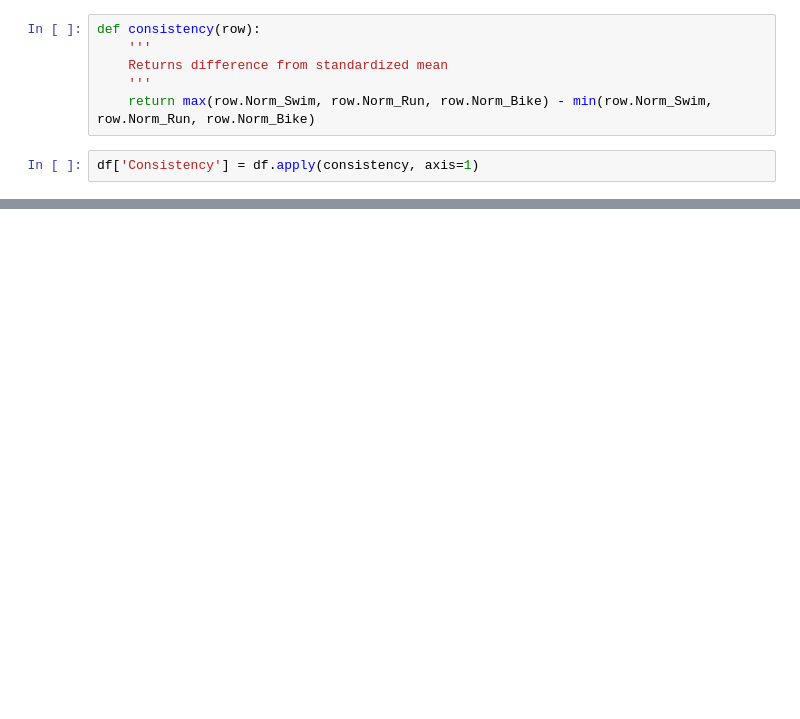
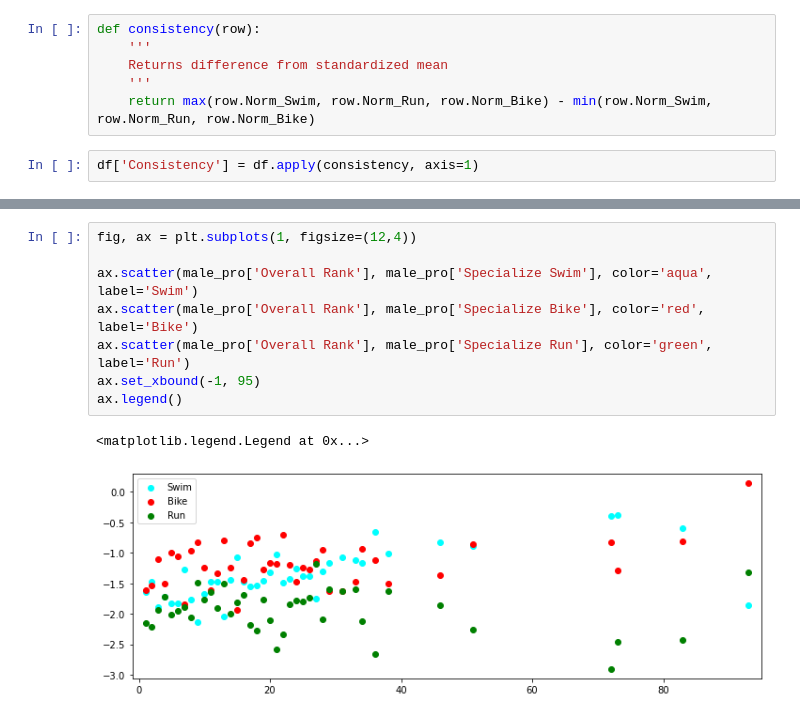
Before and after one commit to czaloumi/ironman-2019, a Jupyter notebook: ironman19.ipynb, the cells around one changed output, grey strips where cells are left out. Saved outputs shown, nothing was run; the diff lists cells and outputs as text; blank space fills up the shorter version.

```diff
--- a/ironman19.ipynb
+++ b/ironman19.ipynb
@@ -697,0 +677,11 @@ plt.savefig('divisionconsistency.png', bbox_inches='tight')
+# %%
+fig, ax = plt.subplots(1, figsize=(12,4))
+
+ax.scatter(male_pro['Overall Rank'], male_pro['Specialize Swim'], color='aqua', label='Swim')
+ax.scatter(male_pro['Overall Rank'], male_pro['Specialize Bike'], color='red', label='Bike')
+ax.scatter(male_pro['Overall Rank'], male_pro['Specialize Run'], color='green', label='Run')
+ax.set_xbound(-1, 95)
+ax.legend()
+# %% [output]
+<matplotlib.legend.Legend at 0x...>
+[figure, added]
```
Also changed, not shown: parts of 26 cells of this notebook.
